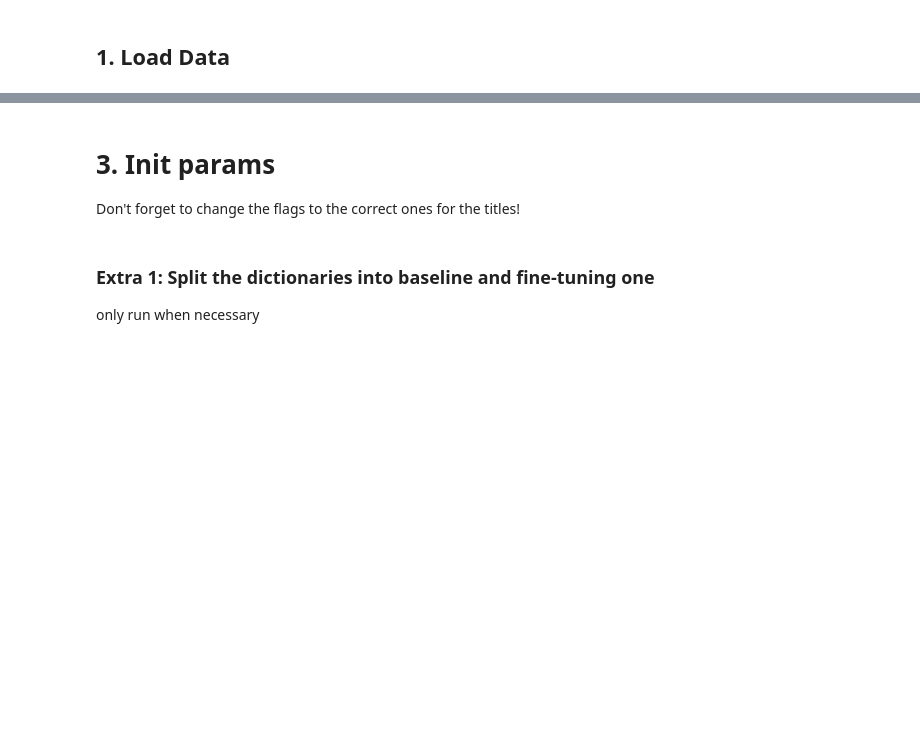
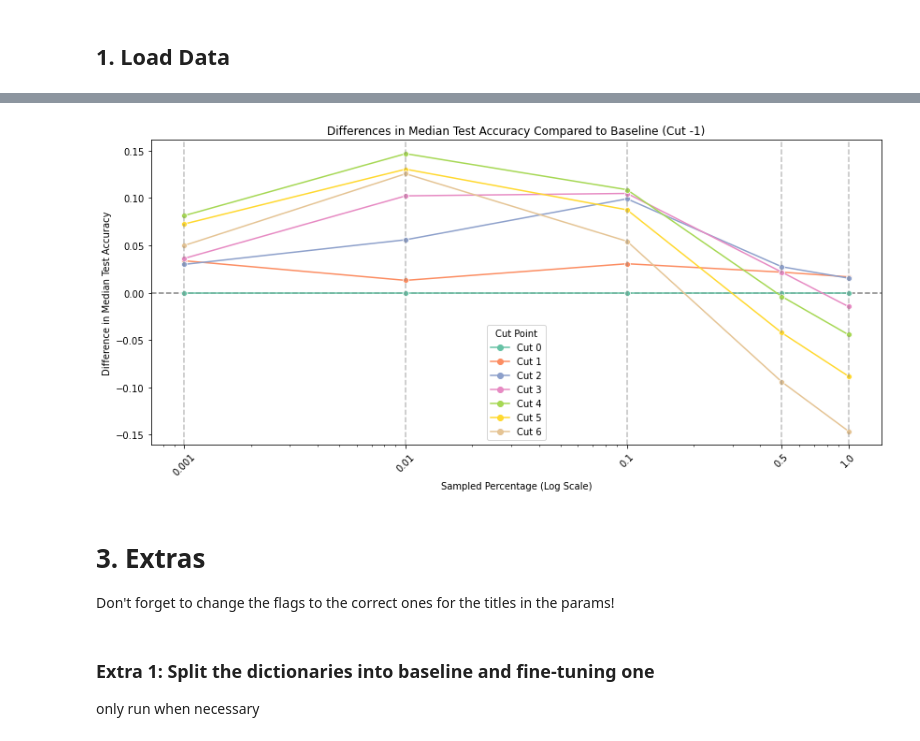
Before and after one commit to tusharmanekar/mp-tl-study, a Jupyter notebook: CIFAR/visualizations.ipynb, the cells around one changed output, grey strips where cells are left out. Saved outputs shown, nothing was run; the diff lists cells and outputs as text; code cells hidden in the pictures; blank space fills up the shorter version.

```diff
--- a/CIFAR/visualizations.ipynb
+++ b/CIFAR/visualizations.ipynb
@@ -451,0 +97,3 @@ plt.show()
+# %%
+compare_to_baseline_line_plot(df)
+# %% [output]
@@ -452,3 +101,4 @@ plt.show()
+[figure, added]
 # %% [markdown]
-# 3. Init params
-Don't forget to change the flags to the correct ones for the titles!
+# 3. Extras
+Don't forget to change the flags to the correct ones for the titles in the params!
```
Also changed, not shown: parts of 32 cells of this notebook, 7 other files.
